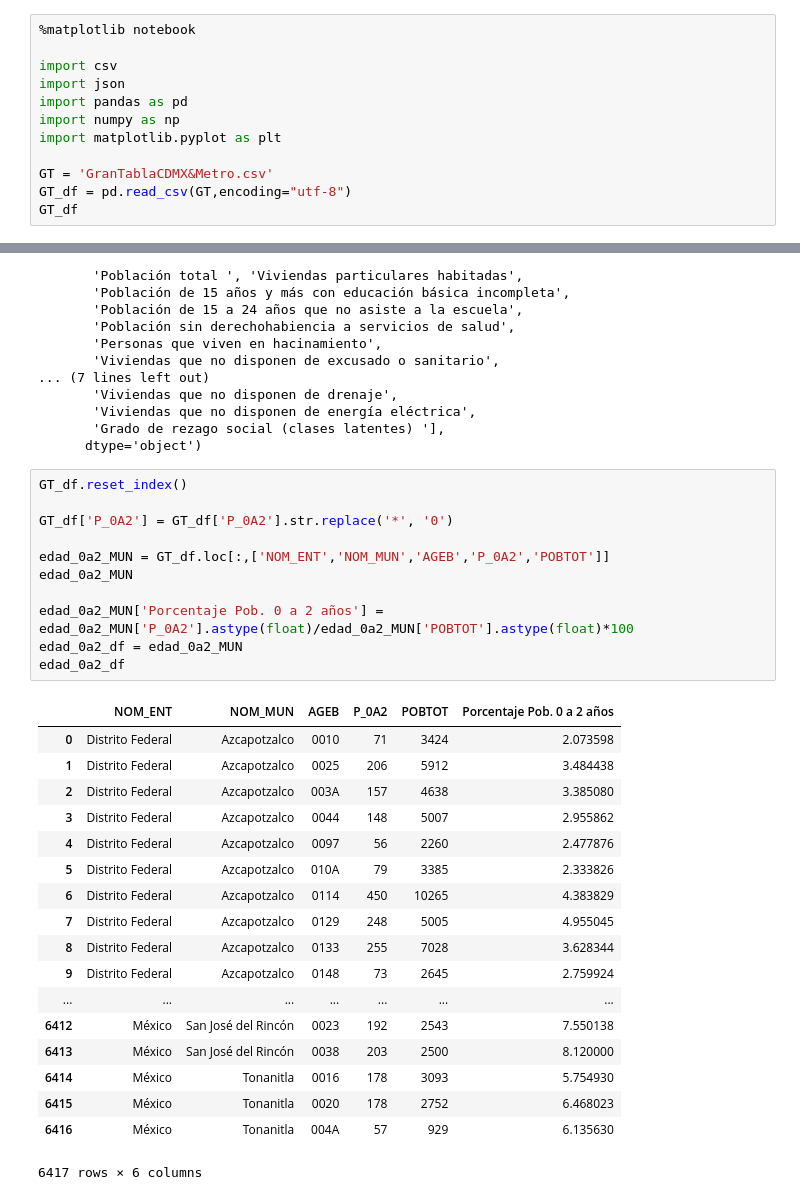
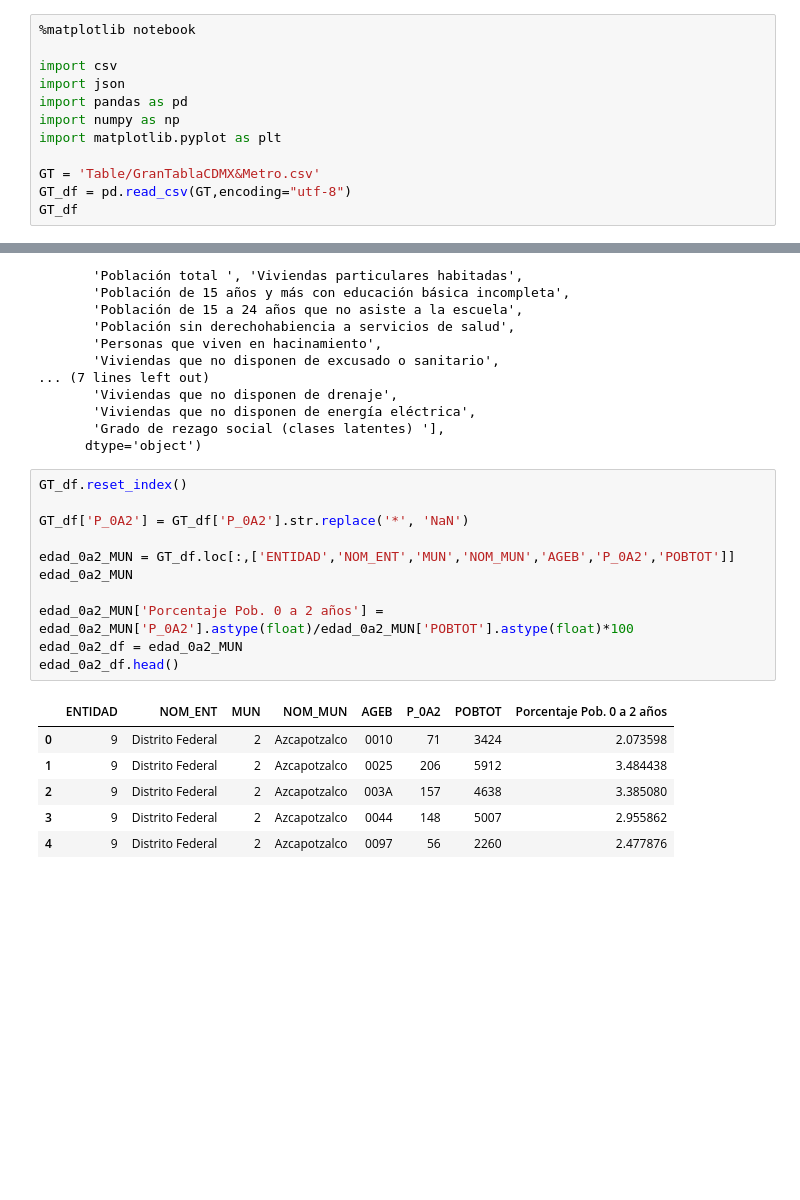
Before and after one commit to Iarmas/Project-1, a Jupyter notebook: Development/Edades_DF.ipynb, the cells around one changed output, grey strips where cells are left out. Drawn from its saved outputs; the diff is of its cells as text; blank space fills up the shorter version.

```diff
--- a/Development/Edades_DF.ipynb
+++ b/Development/Edades_DF.ipynb
@@ -7,7 +7,7 @@ import pandas as pd
 import numpy as np
 import matplotlib.pyplot as plt
 
-GT = 'GranTablaCDMX&Metro.csv'
+GT = 'Table/GranTablaCDMX&Metro.csv'
 GT_df = pd.read_csv(GT,encoding="utf-8")
 GT_df
 # %% [output]
@@ -52,33 +52,21 @@ Index(['Unnamed: 0', 'ENTIDAD', 'NOM_ENT', 'MUN', 'NOM_MUN', 'LOC', 'NOM_LOC',
 # %%
 GT_df.reset_index()
 
-GT_df['P_0A2'] = GT_df['P_0A2'].str.replace('*', '0')
+GT_df['P_0A2'] = GT_df['P_0A2'].str.replace('*', 'NaN')
 
-edad_0a2_MUN = GT_df.loc[:,['NOM_ENT','NOM_MUN','AGEB','P_0A2','POBTOT']]
+edad_0a2_MUN = GT_df.loc[:,['ENTIDAD','NOM_ENT','MUN','NOM_MUN','AGEB','P_0A2','POBTOT']]
 edad_0a2_MUN
 
 edad_0a2_MUN['Porcentaje Pob. 0 a 2 años'] = edad_0a2_MUN['P_0A2'].astype(float)/edad_0a2_MUN['POBTOT'].astype(float)*100
 edad_0a2_df = edad_0a2_MUN
-edad_0a2_df
+edad_0a2_df.head()
 # %% [output]
-|  | NOM_ENT | NOM_MUN | AGEB | P_0A2 | POBTOT | Porcentaje Pob. 0 a 2 años |
-| 0 | Distrito Federal | Azcapotzalco | 0010 | 71 | 3424 | 2.073598 |
-| 1 | Distrito Federal | Azcapotzalco | 0025 | 206 | 5912 | 3.484438 |
-| 2 | Distrito Federal | Azcapotzalco | 003A | 157 | 4638 | 3.385080 |
-| 3 | Distrito Federal | Azcapotzalco | 0044 | 148 | 5007 | 2.955862 |
-| 4 | Distrito Federal | Azcapotzalco | 0097 | 56 | 2260 | 2.477876 |
-| 5 | Distrito Federal | Azcapotzalco | 010A | 79 | 3385 | 2.333826 |
-| 6 | Distrito Federal | Azcapotzalco | 0114 | 450 | 10265 | 4.383829 |
-| 7 | Distrito Federal | Azcapotzalco | 0129 | 248 | 5005 | 4.955045 |
-| 8 | Distrito Federal | Azcapotzalco | 0133 | 255 | 7028 | 3.628344 |
-| 9 | Distrito Federal | Azcapotzalco | 0148 | 73 | 2645 | 2.759924 |
-| ... | ... | ... | ... | ... | ... | ... |
-| 6412 | México | San José del Rincón | 0023 | 192 | 2543 | 7.550138 |
-| 6413 | México | San José del Rincón | 0038 | 203 | 2500 | 8.120000 |
-| 6414 | México | Tonanitla | 0016 | 178 | 3093 | 5.754930 |
-| 6415 | México | Tonanitla | 0020 | 178 | 2752 | 6.468023 |
-| 6416 | México | Tonanitla | 004A | 57 | 929 | 6.135630 |
+|  | ENTIDAD | NOM_ENT | MUN | NOM_MUN | AGEB | P_0A2 | POBTOT | Porcentaje Pob. 0 a 2 años |
+| 0 | 9 | Distrito Federal | 2 | Azcapotzalco | 0010 | 71 | 3424 | 2.073598 |
+| 1 | 9 | Distrito Federal | 2 | Azcapotzalco | 0025 | 206 | 5912 | 3.484438 |
+| 2 | 9 | Distrito Federal | 2 | Azcapotzalco | 003A | 157 | 4638 | 3.385080 |
+| 3 | 9 | Distrito Federal | 2 | Azcapotzalco | 0044 | 148 | 5007 | 2.955862 |
+| 4 | 9 | Distrito Federal | 2 | Azcapotzalco | 0097 | 56 | 2260 | 2.477876 |
-6417 rows × 6 columns
 # %%
 GT_df.reset_index()
 
```
Also changed, not shown: parts of 9 cells of this notebook, 4 other files.
